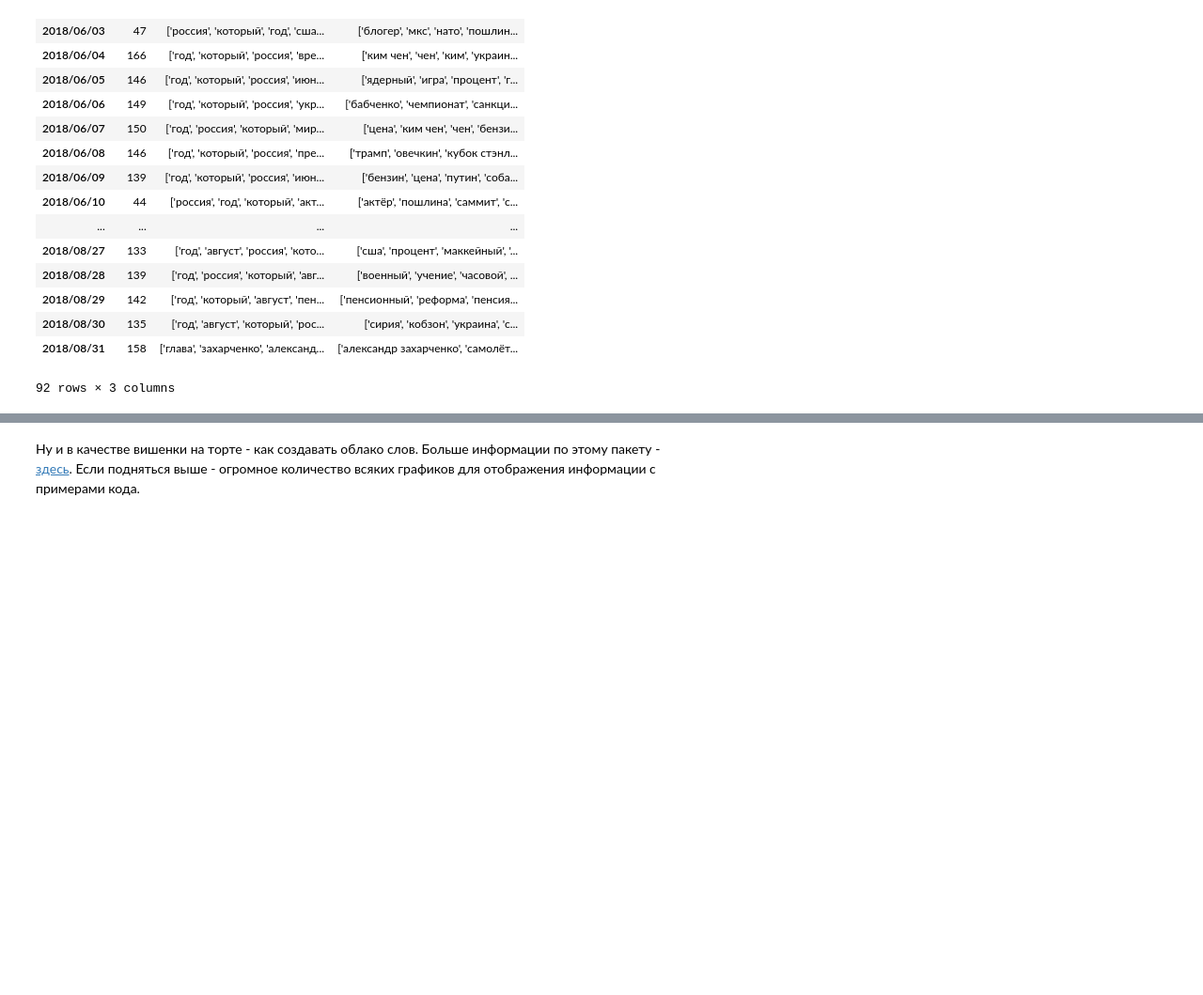
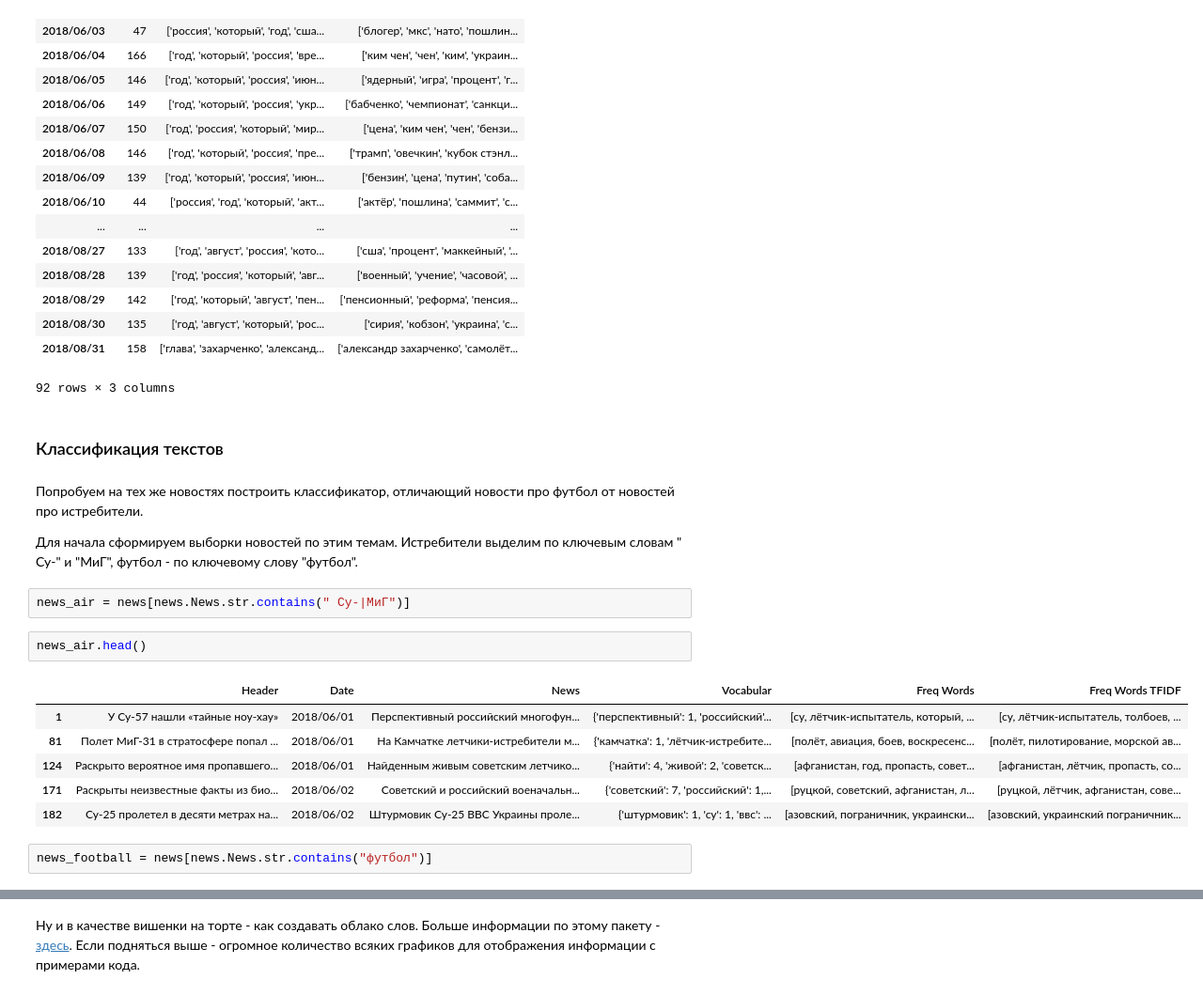
Before and after one commit to klyshinsky/ML_And_CV_2020, a Jupyter notebook: Lecture_20200331_text_processing.ipynb, the cells around one changed output, grey strips where cells are left out. Shown at 94% size. Cells and saved outputs as stored; diff of their text form; blank space fills up the shorter version.

```diff
--- a/Lecture_20200331_text_processing.ipynb
+++ b/Lecture_20200331_text_processing.ipynb
@@ -603,3 +603,22 @@ text_summary
 | 2018/08/30 | 135 | ['год', 'август', 'который', 'рос... | ['сирия', 'кобзон', 'украина', 'с... |
 | 2018/08/31 | 158 | ['глава', 'захарченко', 'александ... | ['александр захарченко', 'самолёт... |
 92 rows × 3 columns
+# %% [markdown]
+### Классификация текстов
+# %% [markdown]
+Попробуем на тех же новостях построить классификатор, отличающий новости про футбол от новостей про истребители.
+
+Для начала сформируем выборки новостей по этим темам. Истребители выделим по ключевым словам " Су-" и "МиГ", футбол - по ключевому слову "футбол".
+# %%
+news_air = news[news.News.str.contains(" Су-|МиГ")]
+# %%
+news_air.head()
+# %% [output]
+|  | Header | Date | News | Vocabular | Freq Words | Freq Words TFIDF |
+| 1 | У Су-57 нашли «тайные ноу-хау» | 2018/06/01 | Перспективный российский многофун... | {'перспективный': 1, 'российский'... | [су, лётчик-испытатель, который, ... | [су, лётчик-испытатель, толбоев, ... |
+| 81 | Полет МиГ-31 в стратосфере попал ... | 2018/06/01 | На Камчатке летчики-истребители м... | {'камчатка': 1, 'лётчик-истребите... | [полёт, авиация, боев, воскресенс... | [полёт, пилотирование, морской ав... |
+| 124 | Раскрыто вероятное имя пропавшего... | 2018/06/01 | Найденным живым советским летчико... | {'найти': 4, 'живой': 2, 'советск... | [афганистан, год, пропасть, совет... | [афганистан, лётчик, пропасть, со... |
+| 171 | Раскрыты неизвестные факты из био... | 2018/06/02 | Советский и российский военачальн... | {'советский': 7, 'российский': 1,... | [руцкой, советский, афганистан, л... | [руцкой, лётчик, афганистан, сове... |
+| 182 | Су-25 пролетел в десяти метрах на... | 2018/06/02 | Штурмовик Су-25 ВВС Украины проле... | {'штурмовик': 1, 'су': 1, 'ввс': ... | [азовский, пограничник, украински... | [азовский, украинский пограничник... |
+# %%
+news_football = news[news.News.str.contains("футбол")]
```
Also changed, not shown: parts of 25 cells of this notebook, 4 other files.
